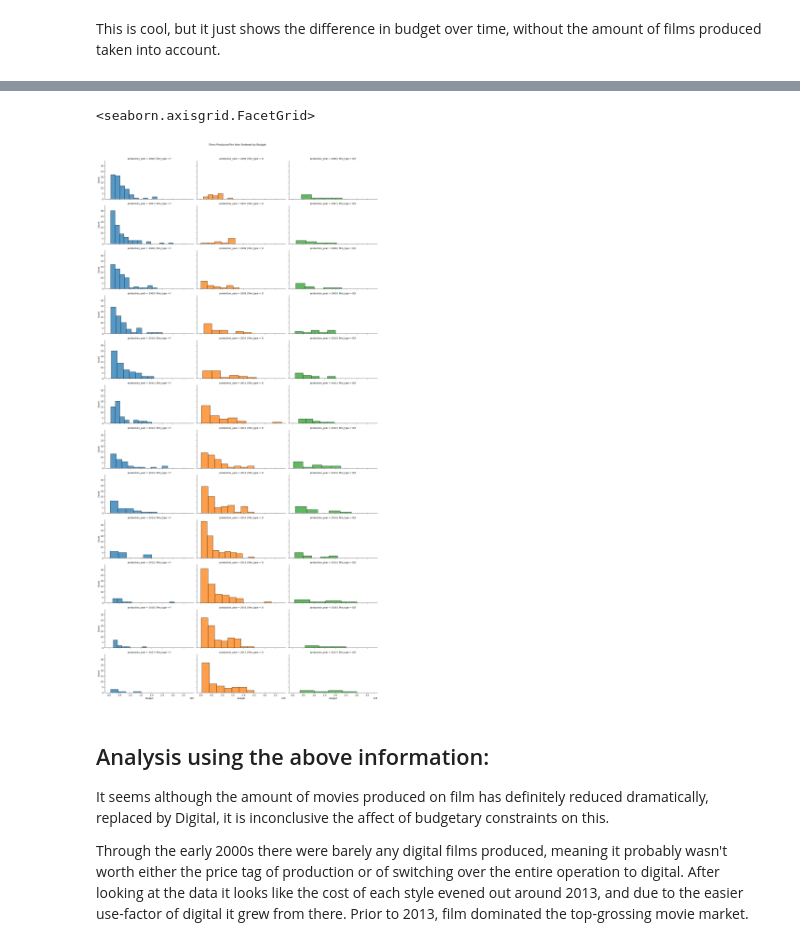
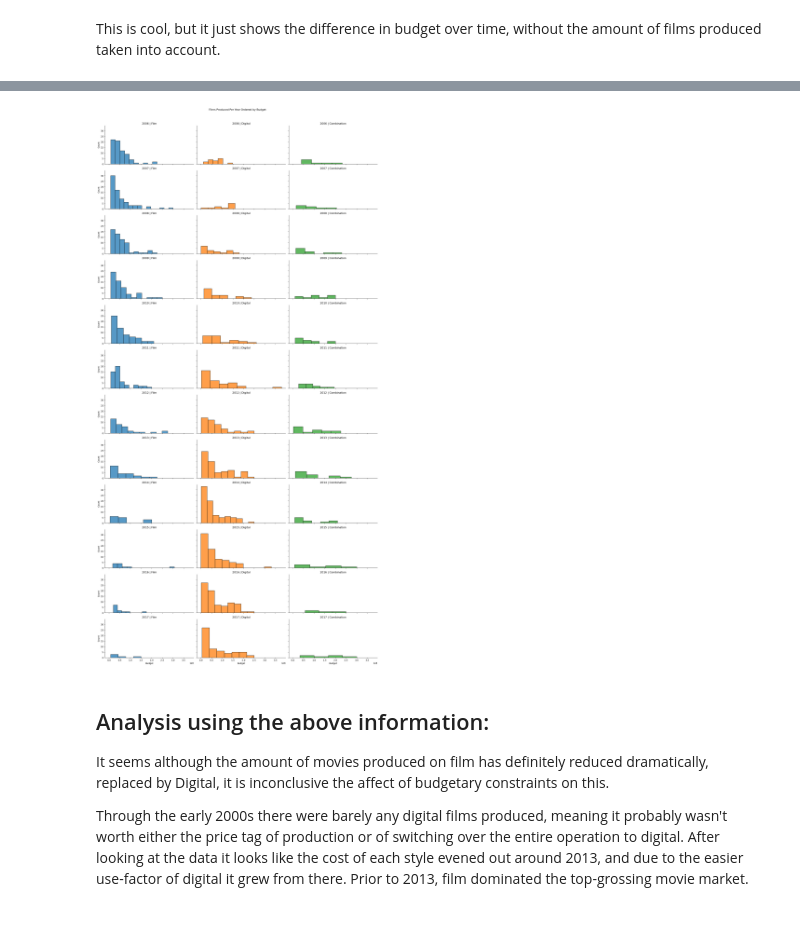
Before and after one commit to ubco-W2022T1-cosc301/project-group16, a Jupyter notebook: notebooks/analysis2.ipynb, the cells around one changed output, grey strips where cells are left out. Cells and saved outputs as stored; diff of their text form; code cells hidden in the pictures.

```diff
--- a/notebooks/analysis2.ipynb
+++ b/notebooks/analysis2.ipynb
@@ -119,13 +127,22 @@ This is cool, but it just shows the difference in budget over time, without the
 # %%
 g = sns.FacetGrid(data=df,
     col="film_type",row="production_year",hue="film_type",aspect=2)
 g.map(sns.histplot,"budget")
 g.fig.subplots_adjust(top=0.95)
 g.fig.suptitle('Films Produced Per Year Ordered by Budget')
 g.set_xlabels(label="Budget")
+for (row_key, col_key),ax in g.axes_dict.items():
+    type = ""
+    if col_key=='D':
+        type = 'Digital'
+    elif col_key=='F':
+        type = 'Film'
+    elif col_key=='D|F':
+        type = 'Combination'
+    ax.set_title(f"{row_key} | {type}")
+plt.savefig('../images/bigboy.png')
 # %% [output]
-<seaborn.axisgrid.FacetGrid>
-[figure, old version]
+[figure, new version]
 # %% [markdown]
 ## Analysis using the above information:
 It seems although the amount of movies produced on film has definitely reduced dramatically, replaced by Digital, it is inconclusive the affect of budgetary constraints on this.
```
Also changed, not shown: parts of 5 cells of this notebook, 6 other files.
